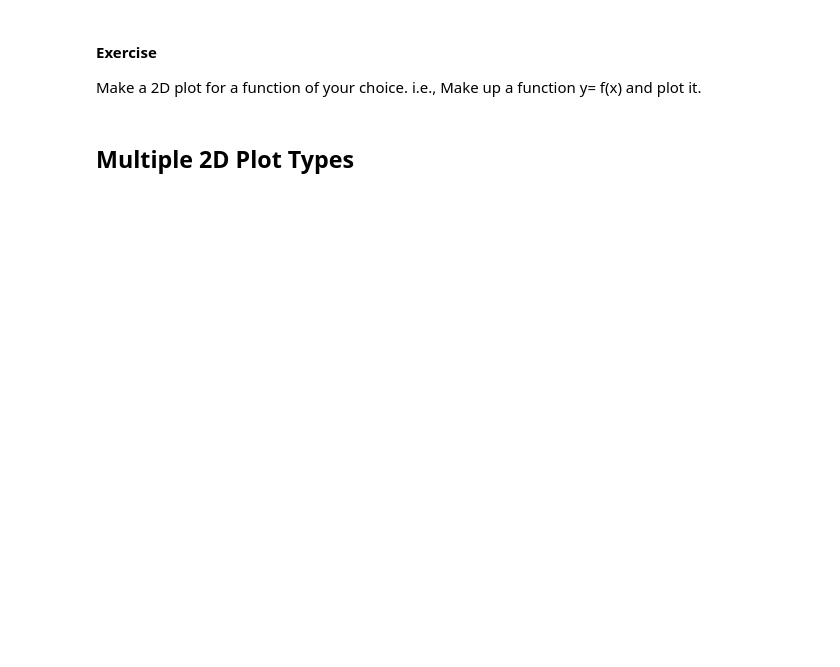
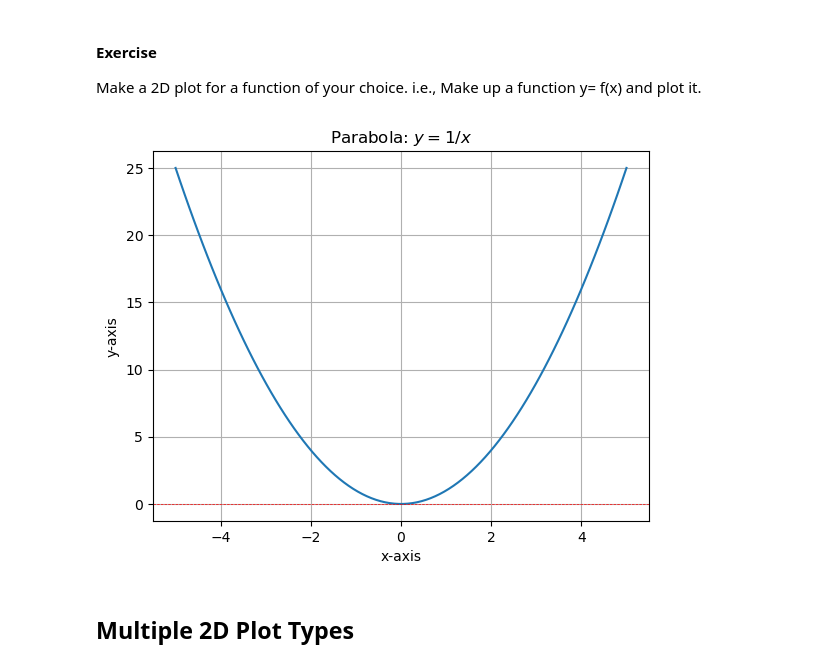
Before and after one commit to ramiroelena/ramiroelenaSU, a Jupyter notebook: Lecture 6_python_plotting.ipynb, the cells around one changed output. Saved outputs shown, nothing was run; the diff lists cells and outputs as text; code cells hidden in the pictures; blank space fills up the shorter version.

```diff
--- a/Lecture 6_python_plotting.ipynb
+++ b/Lecture 6_python_plotting.ipynb
@@ -133,7 +196,21 @@ plt.show()
 #### Exercise
 Make a 2D plot for a function of your choice. i.e., Make up a function y= f(x) and plot it.
 # %%
-# Your code here
+import matplotlib.pyplot as plt
+import numpy as np
+x = np.linspace(-5, 5, 100) # Change the range and number of points to see what happens
+y = x**2
+plt.plot(x, y)
+plt.title("Parabola: $y=1/x$")
+plt.xlabel("x-axis")
+plt.ylabel("y-axis")
+plt.grid()
+# plt.xlim(0, 5)  # Uncomment to limit x-axis from 0 to 5
+# plt.ylim(0, 25) # Uncomment to limit y-axis from 0 to 25
+plt.axhline(0, color='red',linewidth=0.5, ls='--')
+plt.show()
+# %% [output]
+[figure, added]
 # %% [markdown]
 ## Multiple 2D Plot Types
 # %%
```
Also changed, not shown: parts of 16 cells of this notebook.
